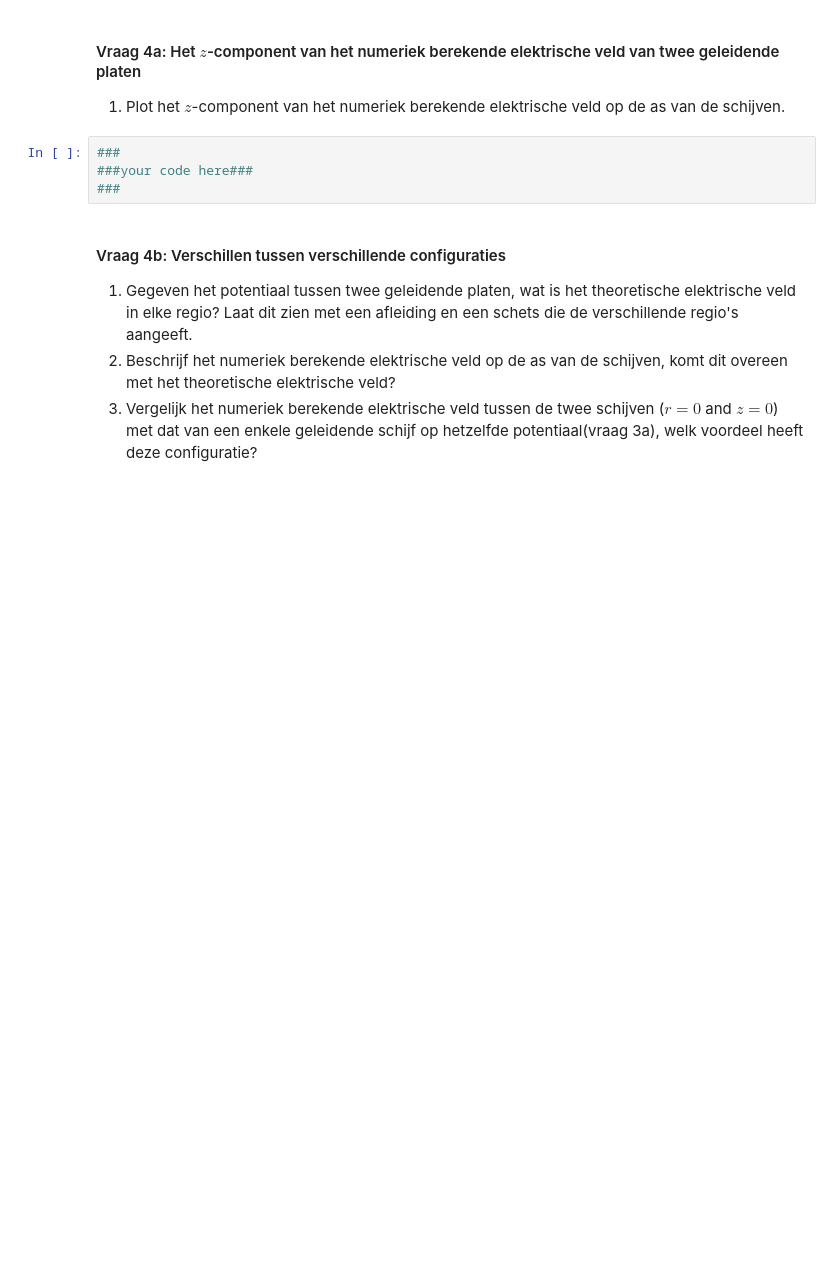
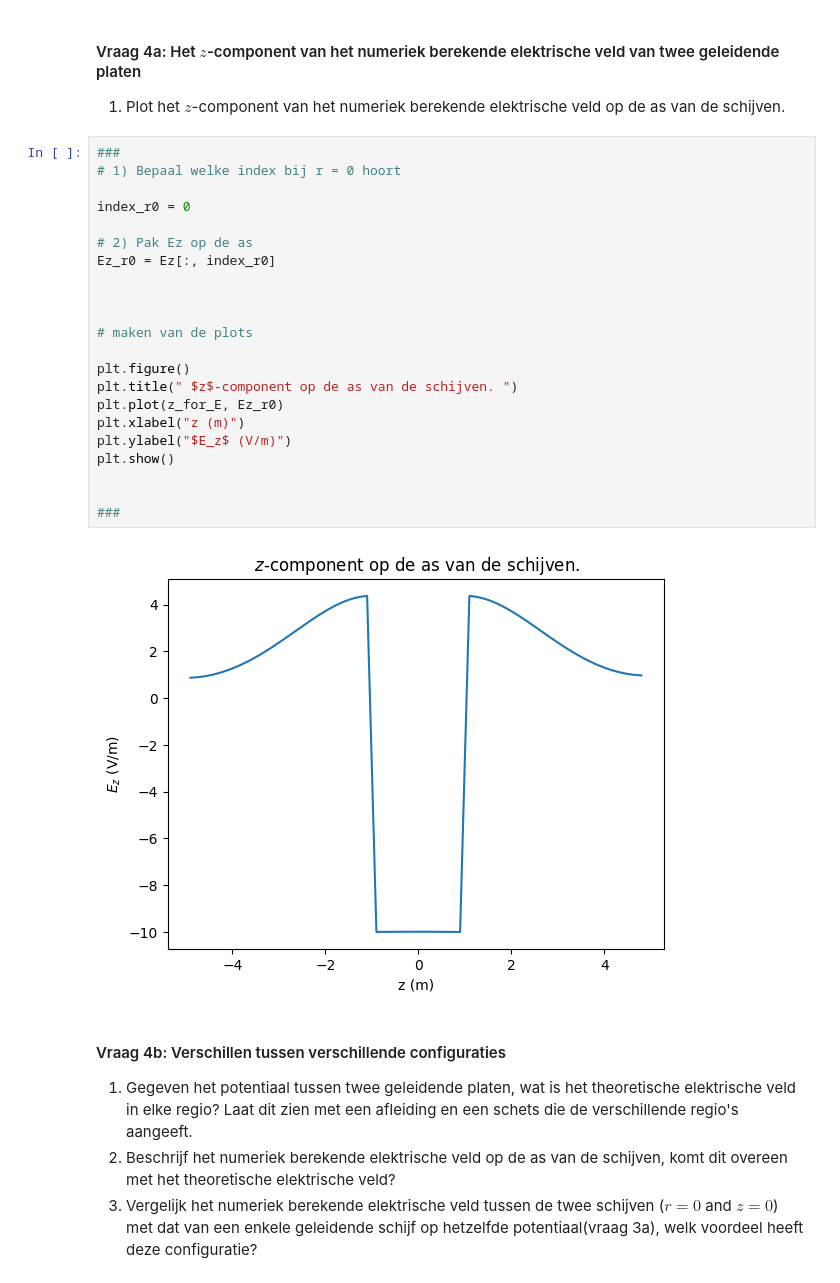
Before and after one commit to luckykat07/opdrachten-DEF-D_LE, a Jupyter notebook: DigitaleOntwerpopdrachten/1CondensatorOpdracht/CondensatorOntwerpopdracht.ipynb, the cells around one changed output. Saved outputs shown, nothing was run; the diff lists cells and outputs as text; blank space fills up the shorter version.

```diff
--- a/DigitaleOntwerpopdrachten/1CondensatorOpdracht/CondensatorOntwerpopdracht.ipynb
+++ b/DigitaleOntwerpopdrachten/1CondensatorOpdracht/CondensatorOntwerpopdracht.ipynb
@@ -471,8 +465,28 @@ plot_results_disk(Ez, Er, normE, V, r, z, grid_step, disk_radius, z_pos_disk1, z
 1. Plot het $z$-component van het numeriek berekende elektrische veld op de as van de schijven.
 # %%
 ###
-###your code here###
+# 1) Bepaal welke index bij r = 0 hoort
+
+index_r0 = 0
+
+# 2) Pak Ez op de as
+Ez_r0 = Ez[:, index_r0]
+
+
+
+# maken van de plots
+
+plt.figure()
+plt.title(" $z$-component op de as van de schijven. ")
+plt.plot(z_for_E, Ez_r0)
+plt.xlabel("z (m)")
+plt.ylabel("$E_z$ (V/m)")
+plt.show()
+
+
 ###
+# %% [output]
+[figure, added]
 # %% [markdown]
 #### Vraag 4b: Verschillen tussen verschillende configuraties
 
```
Also changed, not shown: parts of 7 cells of this notebook.
